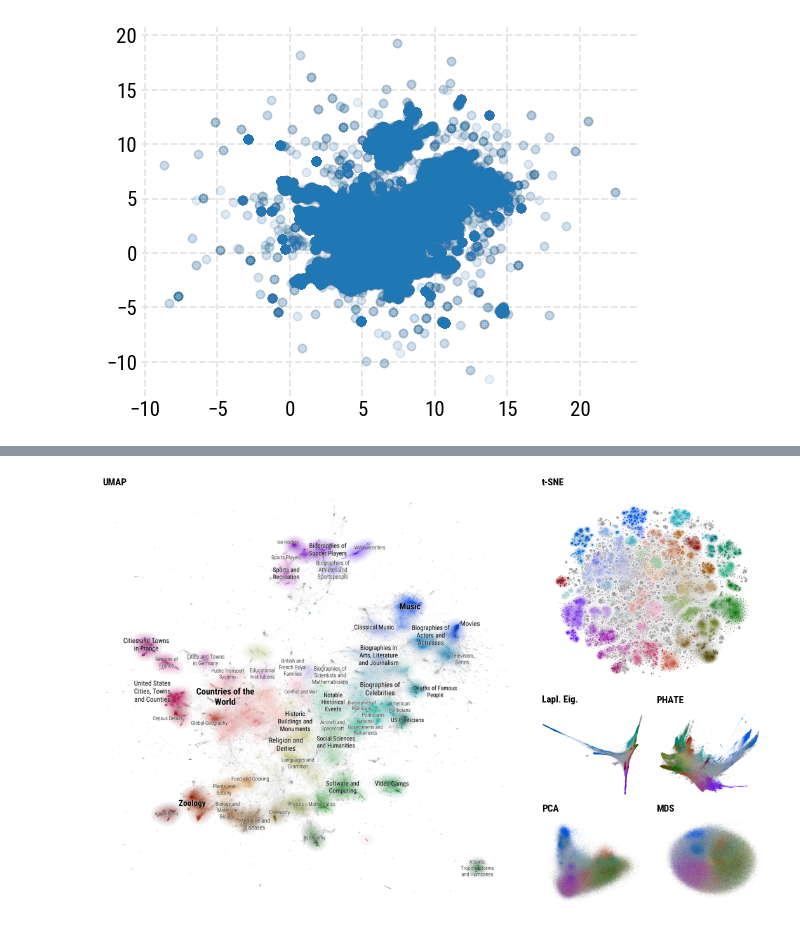
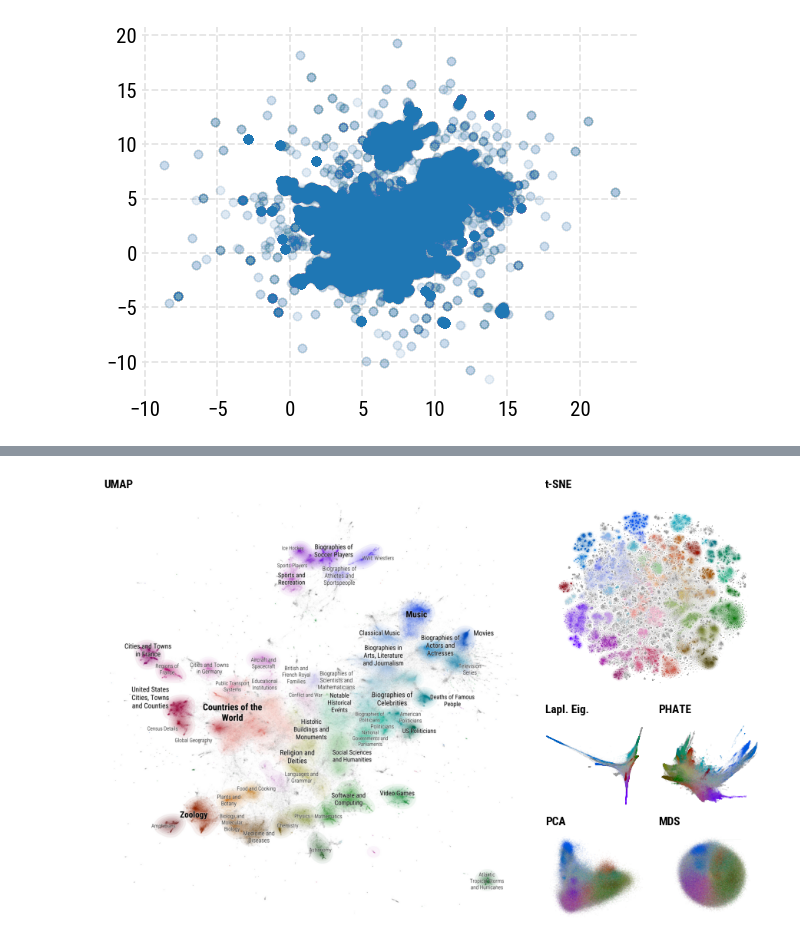
Before and after one commit to dkobak/low-dim-embeddings-review, a Jupyter notebook: code/wikipedia-figure.ipynb, the cells around one changed output, grey strips where cells are left out. Drawn from its saved outputs; the diff is of its cells as text; code cells hidden in the pictures.

Commit message:
Fixed point size in mpl-plots.

```diff
--- a/code/wikipedia-figure.ipynb
+++ b/code/wikipedia-figure.ipynb
@@ -152,7 +134,7 @@ AAAABB
 AAAACD
 AAAAEF
 ''',
-figsize=(11,7),
+figsize=(9,6),
 dpi=100,
 )
 # Replace UMAP plot with the static image
@@ -193,7 +175,7 @@ fig_, ax = datamapplot.create_plot(
     color_label_text="#00000000",
     label_base_radius=0.0,
     force_matplotlib=True,
-    point_size=.7,
+    point_size=.35,
     ax=ax_dict["B"],
 )
 fig_, ax = datamapplot.create_plot(
@@ -240,33 +222,33 @@ fig_, ax = datamapplot.create_plot(
     add_glow=True,
     glow_keywords={"kernel_bandwidth":1e-3},
     label_color_map=modified_label_color_map,
     label_font_size=0,
     color_label_text="#00000000",
     label_base_radius=0.0,
     force_matplotlib=True,
     point_size=.7,
     ax=ax_dict["E"],
 )
 fig_, ax = datamapplot.create_plot(
     mds_data_map.astype(np.float32),
     wikipedia_labels,
     arrowprops={"alpha":0.0},
     # sub_title="Multidimensional Scaling",
     font_family="Roboto Condensed",
     sub_title_keywords={"fontsize":12},
     add_glow=True,
     glow_keywords={"kernel_bandwidth":1e-3},
     label_color_map=modified_label_color_map,
     label_font_size=0,
     color_label_text="#00000000",
     label_base_radius=0.0,
     force_matplotlib=True,
     point_size=.7,
     ax=ax_dict["F"],
 )
 plt.axis("equal")
 plt.tight_layout()
-fig.savefig("../figures/wikipedia_figure.jpg", dpi=400, facecolor="white")
-fig.savefig("../figures/wikipedia_figure.png", dpi=400, facecolor="white")
+fig.savefig("../figures/wikipedia_figure.jpg", dpi=300, facecolor="white")
+fig.savefig("../figures/wikipedia_figure.png", dpi=300, facecolor="white")
 # %% [output]
-[figure, old version]
+[figure, new version]
```
Also changed, not shown: parts of 3 cells of this notebook, 2 other files.
